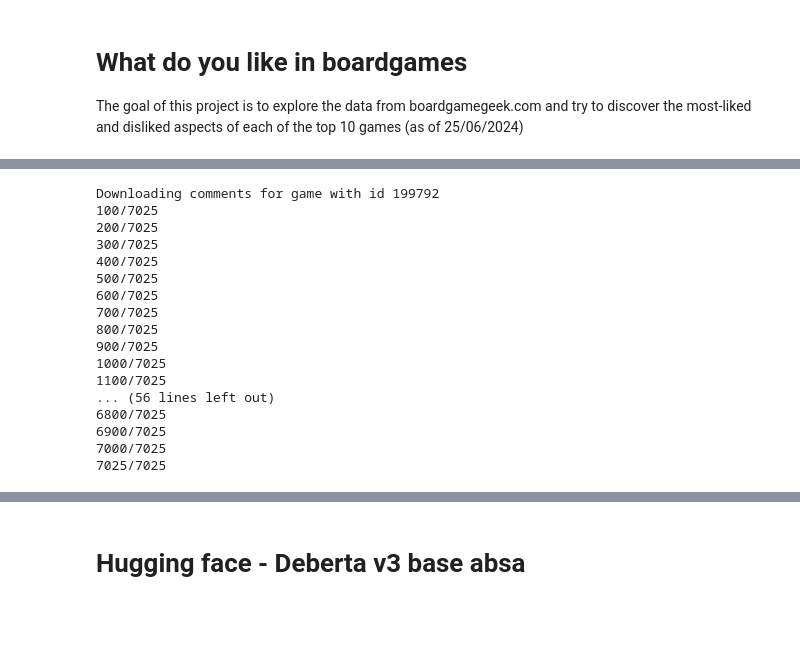
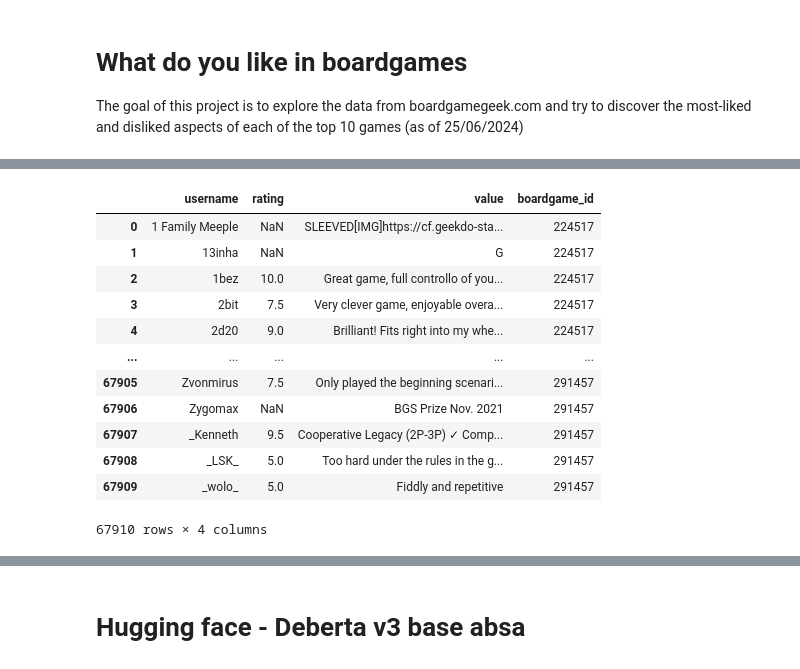
Before and after one commit to fratorgano/boardgame-sentiment-analysis, a Jupyter notebook: Boardgames.ipynb, the cells around one changed output, grey strips where cells are left out. Saved outputs shown, nothing was run; the diff lists cells and outputs as text; code cells hidden in the pictures; blank space fills up the shorter version.

```diff
--- a/Boardgames.ipynb
+++ b/Boardgames.ipynb
@@ -94,8 +68,10 @@ df_boardgames_updated = pd.read_csv('./content/drive/MyDrive/Boardgames/20240704
 # %%
-# if data is not already downloaded, download it and store it
+# if reviews are not already downloaded, download them and store them
 if not os.path.isfile('./content/drive/MyDrive/Boardgames/boardgames_comments.csv'):
     df_comments = pd.DataFrame()
     for i,boardgame in df_boardgames_10.iterrows():
         df_game_comments = donwload_game_comments(boardgame['id'])
         df_comments = pd.concat([df_comments, df_game_comments])
     df_comments.to_csv('/content/drive/MyDrive/Boardgames/boardgames_comments.csv')
+else:
+    df_comments = pd.read_csv('./content/drive/MyDrive/Boardgames/boardgames_comments.csv',index_col=0)
@@ -104,3 +78,19 @@ df_comments = pd.read_csv('./content/drive/MyDrive/Boardgames/boardgames_comment
+# %%
+df_comments
+# %% [output]
+|  | username | rating | value | boardgame_id |
+| 0 | 1 Family Meeple | NaN | SLEEVED[IMG]https://cf.geekdo-sta... | 224517 |
+| 1 | 13inha | NaN | G | 224517 |
+| 2 | 1bez | 10.0 | Great game, full controllo of you... | 224517 |
+| 3 | 2bit | 7.5 | Very clever game, enjoyable overa... | 224517 |
+| 4 | 2d20 | 9.0 | Brilliant! Fits right into my whe... | 224517 |
+| ... | ... | ... | ... | ... |
+| 67905 | Zvonmirus | 7.5 | Only played the beginning scenari... | 291457 |
+| 67906 | Zygomax | NaN | BGS Prize Nov. 2021 | 291457 |
+| 67907 | _Kenneth | 9.5 | Cooperative Legacy (2P-3P) ✓ Comp... | 291457 |
+| 67908 | _LSK_ | 5.0 | Too hard under the rules in the g... | 291457 |
+| 67909 | _wolo_ | 5.0 | Fiddly and repetitive | 291457 |
+67910 rows × 4 columns
 # %%
 def clean_comments(df_comments,length=None):
     df_comments_cleaned = df_comments.copy()
@@ -122,22 +112 @@ df_comments_only_eng = clean_comments(df_comments)
 df_comments_only_eng_long = clean_comments(df_comments, length=100)
-# %%
-df_everdell = donwload_game_comments(199792)
-df_uno = donwload_game_comments(2223)
-# %% [output]
-Downloading comments for game with id 199792
-100/7025
-200/7025
-300/7025
-400/7025
-500/7025
-600/7025
-700/7025
-800/7025
-900/7025
-1000/7025
-1100/7025
-... (56 lines left out)
-6800/7025
-6900/7025
-7000/7025
-7025/7025
```
Also changed, not shown: parts of 45 cells of this notebook, 5 other files.
